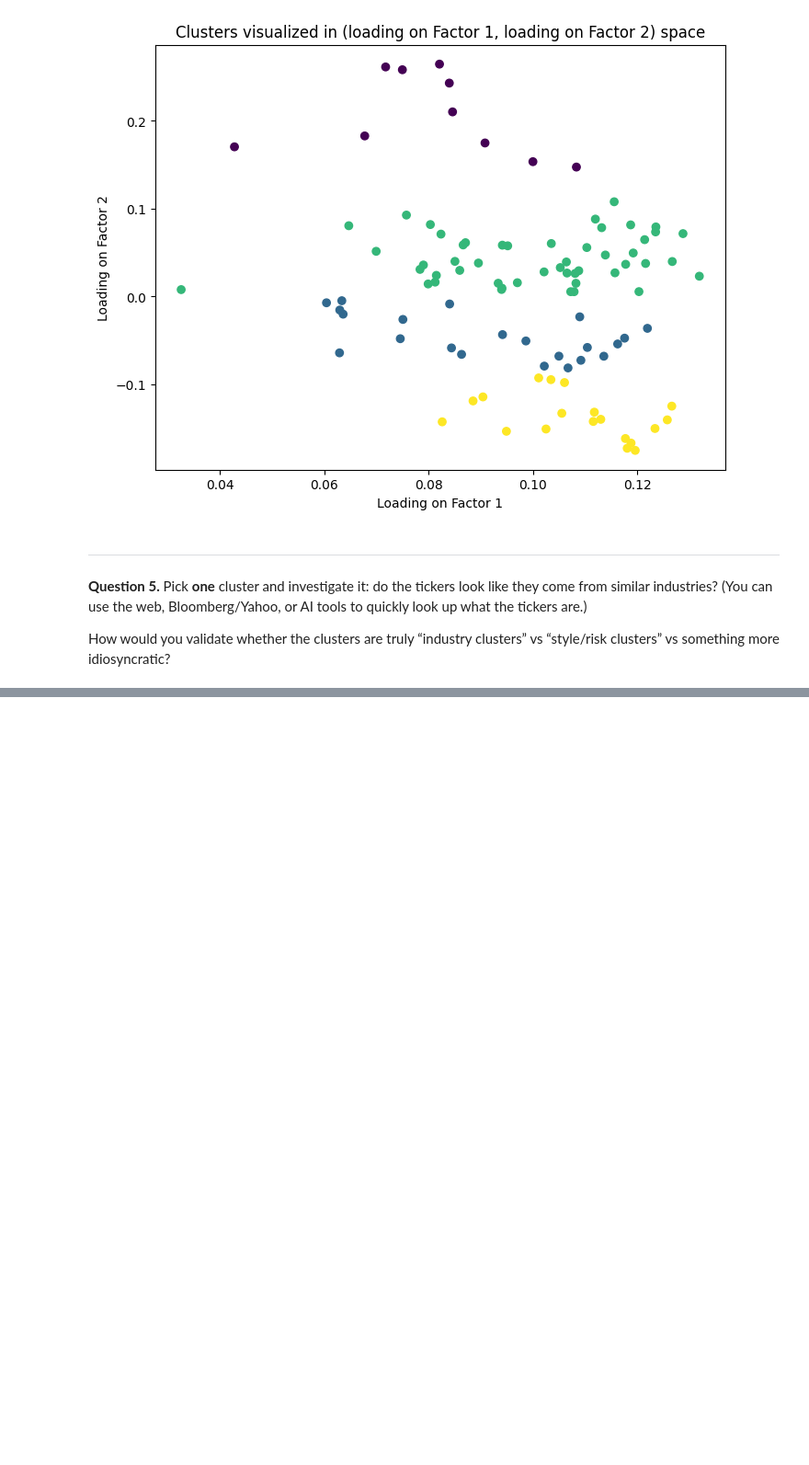
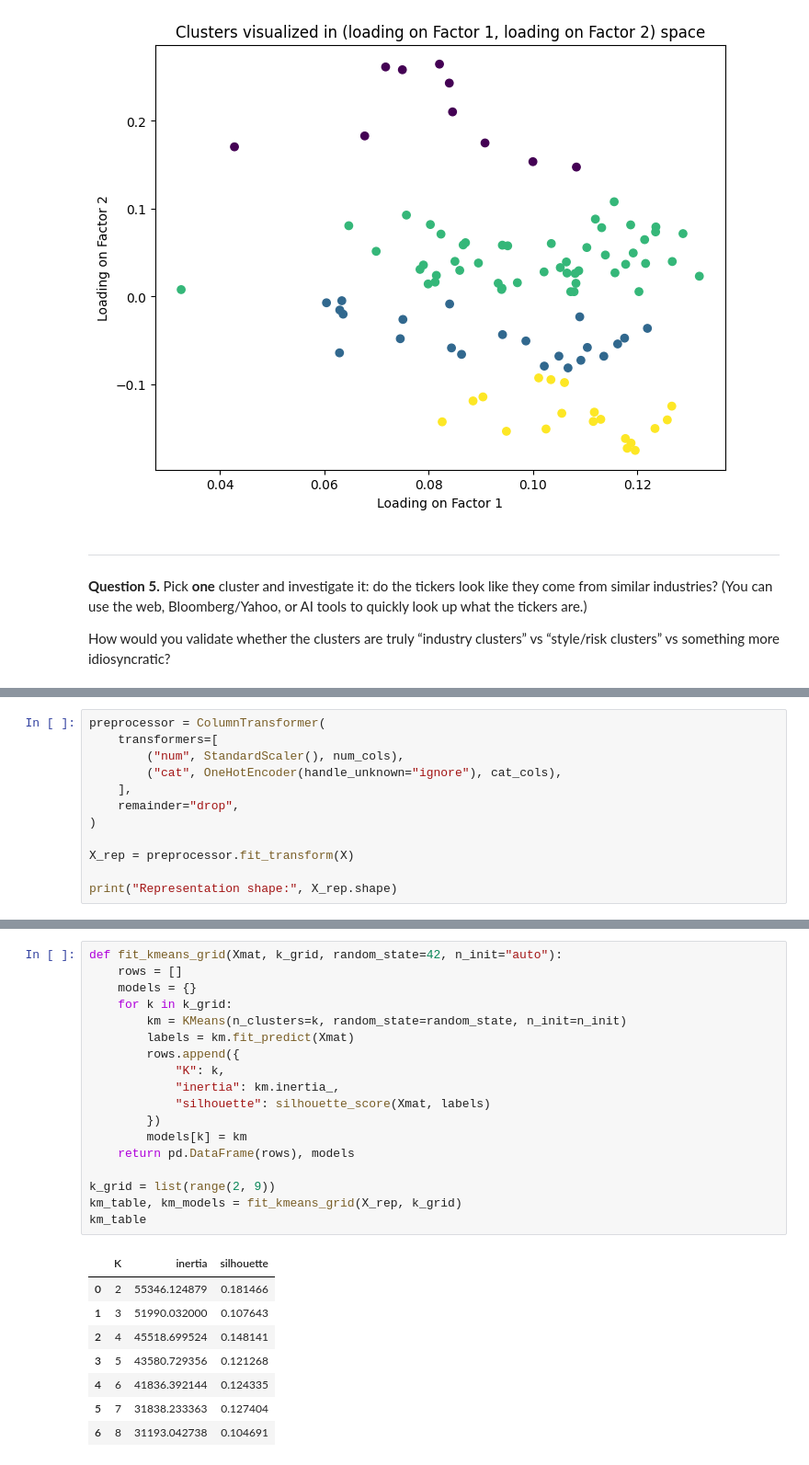
Before and after one commit to ankitdixit23/MBA-ML-Course-Materials, a Jupyter notebook: Problem Sets/Spr2026_PS2.ipynb, the cells around one changed output, grey strips where cells are left out. Shown at 92% size. Drawn from its saved outputs; the diff is of its cells as text; blank space fills up the shorter version.

```diff
--- a/Problem Sets/Spr2026_PS2.ipynb
+++ b/Problem Sets/Spr2026_PS2.ipynb
@@ -295,0 +494,12 @@ Be explicit about:
+# %%
+preprocessor = ColumnTransformer(
+    transformers=[
+        ("num", StandardScaler(), num_cols),
+        ("cat", OneHotEncoder(handle_unknown="ignore"), cat_cols),
+    ],
+    remainder="drop",
+)
+
+X_rep = preprocessor.fit_transform(X)
+
+print("Representation shape:", X_rep.shape)
@@ -295,0 +526,27 @@ Be explicit about:
+# %%
+def fit_kmeans_grid(Xmat, k_grid, random_state=42, n_init="auto"):
+    rows = []
+    models = {}
+    for k in k_grid:
+        km = KMeans(n_clusters=k, random_state=random_state, n_init=n_init)
+        labels = km.fit_predict(Xmat)
+        rows.append({
+            "K": k,
+            "inertia": km.inertia_,
+            "silhouette": silhouette_score(Xmat, labels)
+        })
+        models[k] = km
+    return pd.DataFrame(rows), models
+
+k_grid = list(range(2, 9))
+km_table, km_models = fit_kmeans_grid(X_rep, k_grid)
+km_table
+# %% [output]
+|  | K | inertia | silhouette |
+| 0 | 2 | 55346.124879 | 0.181466 |
+| 1 | 3 | 51990.032000 | 0.107643 |
+| 2 | 4 | 45518.699524 | 0.148141 |
+| 3 | 5 | 43580.729356 | 0.121268 |
+| 4 | 6 | 41836.392144 | 0.124335 |
+| 5 | 7 | 31838.233363 | 0.127404 |
+| 6 | 8 | 31193.042738 | 0.104691 |
```
Also changed, not shown: parts of 23 cells of this notebook.
